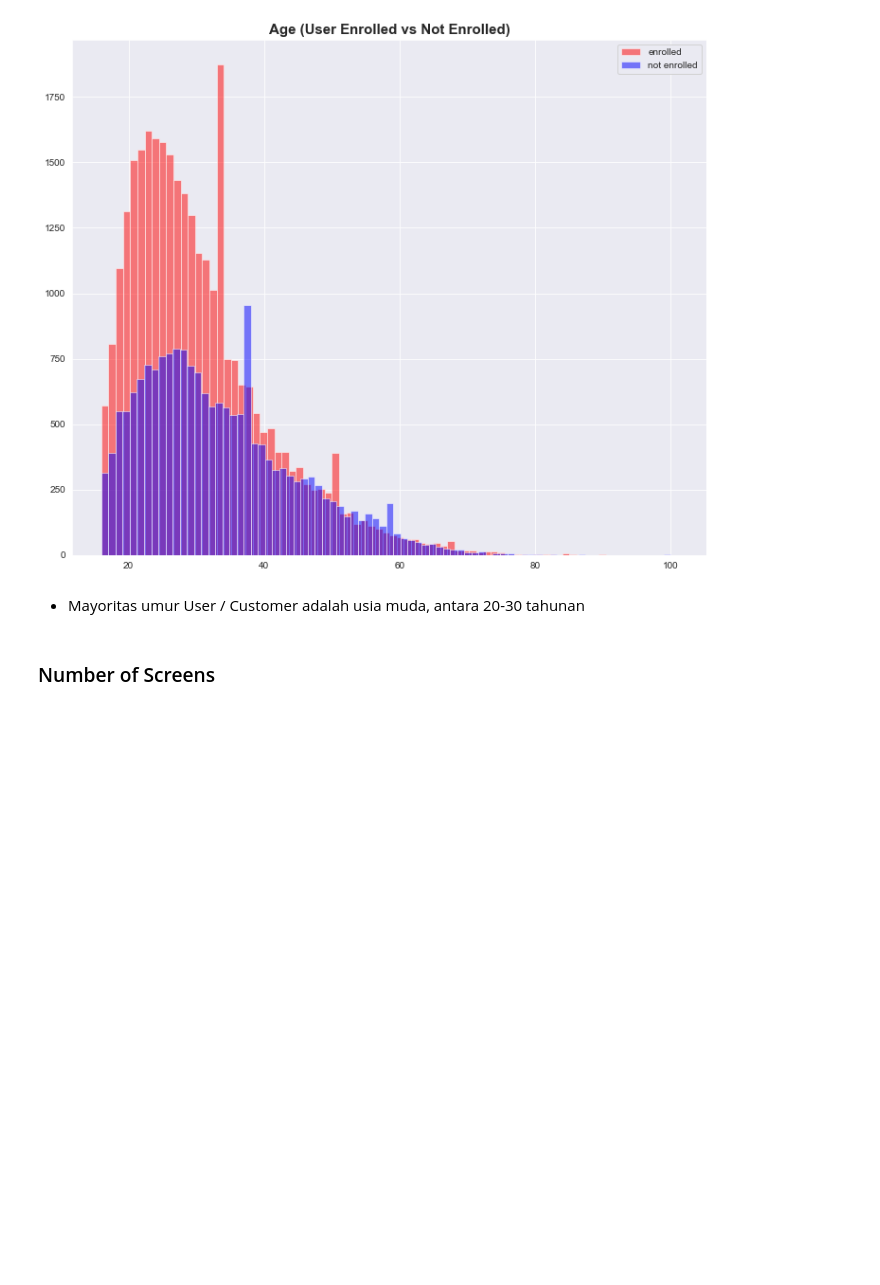
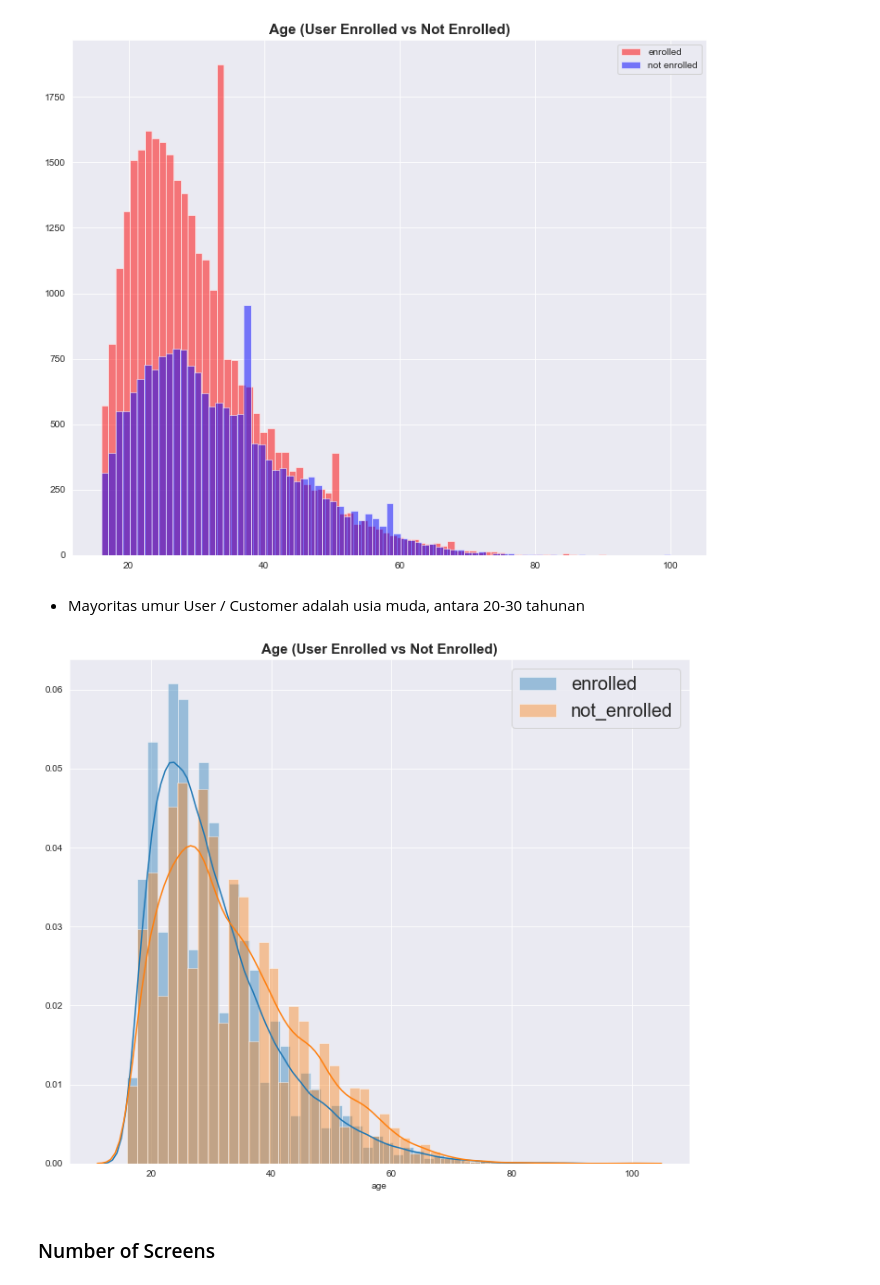
Before and after one commit to abdurrahmanshidiq/FINAL_PROJECT_FIX, a Jupyter notebook: FP02_Data_Visualization.ipynb, the cells around one changed output. Cells and saved outputs as stored; diff of their text form; code cells hidden in the pictures; blank space fills up the shorter version.

```diff
--- a/FP02_Data_Visualization.ipynb
+++ b/FP02_Data_Visualization.ipynb
@@ -89,6 +91,20 @@ plt.show()
 [figure]
 # %% [markdown]
 - Mayoritas umur User / Customer adalah usia muda, antara 20-30 tahunan
+# %%
+fig2 = plt.figure(figsize=(12,10))
+plt.title('Age (User Enrolled vs Not Enrolled)', fontsize=15, fontweight='bold')
+
+# Enrolled
+# ax_a1 = data[data['enrolled']==1]['age'].hist(bins = 80, alpha = 0.5, color='red', label='enrolled')
+sns.distplot(data[data['enrolled']==1]['age'], label='enrolled')
+#Not enrolled
+# ax_a0 = data[data['enrolled']==0]['age'].hist(bins = 80, alpha = 0.5, color='blue', label='not enrolled')
+sns.distplot(data[data['enrolled']==0]['age'], label='not_enrolled')
+plt.legend(prop={'size': 20})
+plt.show()
+# %% [output]
+[figure, added]
 # %% [markdown]
 ### Number of Screens
 # %%
```
Also changed, not shown: parts of 59 cells of this notebook, 2 other files.
